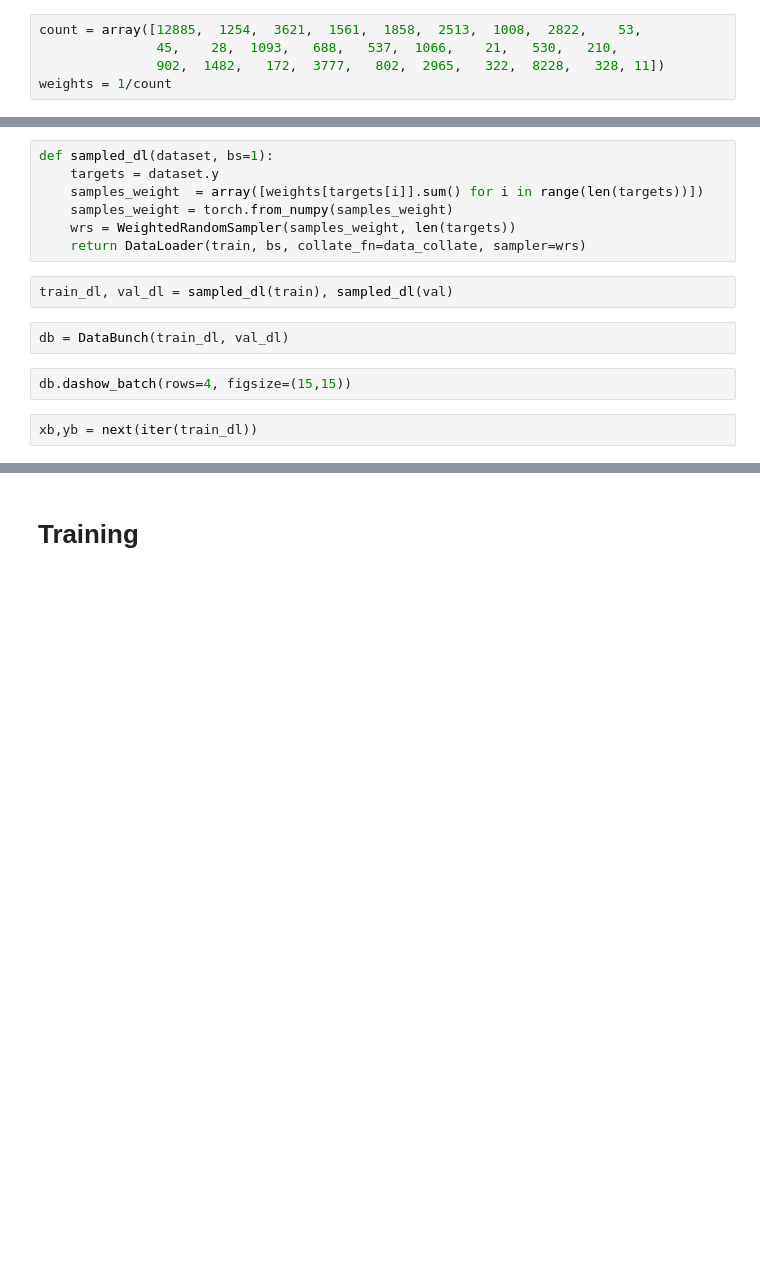
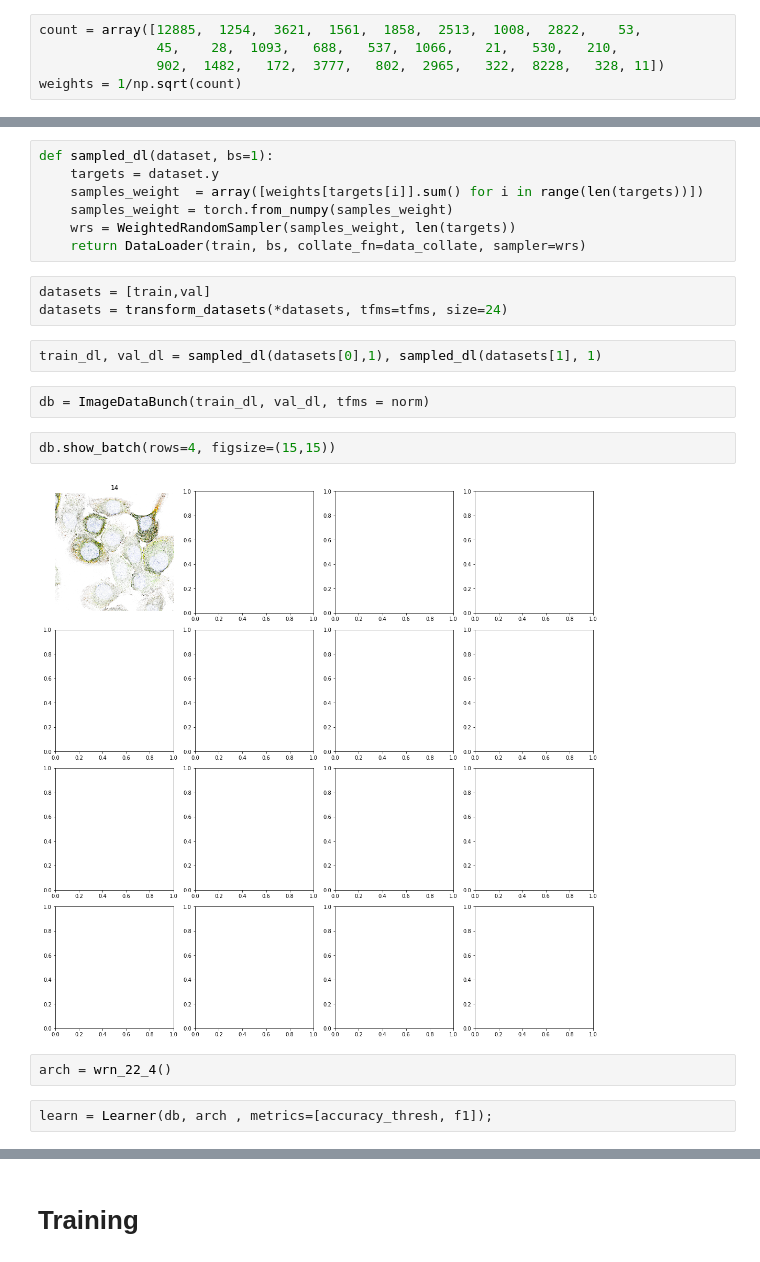
Before and after one commit to andrijdavid/kaggle_hpa, a Jupyter notebook: 4channel_custom_dl.ipynb, the cells around one changed output, grey strips where cells are left out. Cells and saved outputs as stored; diff of their text form; blank space fills up the shorter version.

```diff
--- a/4channel_custom_dl.ipynb
+++ b/4channel_custom_dl.ipynb
@@ -103,4 +103,4 @@ from torch.utils.data.sampler import WeightedRandomSampler
 count = array([12885,  1254,  3621,  1561,  1858,  2513,  1008,  2822,    53,
                45,    28,  1093,   688,   537,  1066,    21,   530,   210,
                902,  1482,   172,  3777,   802,  2965,   322,  8228,   328, 11])
-weights = 1/count
+weights = 1/np.sqrt(count)
@@ -111,11 +117,18 @@ def sampled_dl(dataset, bs=1):
     samples_weight = torch.from_numpy(samples_weight)
     wrs = WeightedRandomSampler(samples_weight, len(targets))
     return DataLoader(train, bs, collate_fn=data_collate, sampler=wrs)
+# %%
+datasets = [train,val]
+datasets = transform_datasets(*datasets, tfms=tfms, size=24)
 # %%
-train_dl, val_dl = sampled_dl(train), sampled_dl(val)
+train_dl, val_dl = sampled_dl(datasets[0],1), sampled_dl(datasets[1], 1)
 # %%
-db = DataBunch(train_dl, val_dl)
+db = ImageDataBunch(train_dl, val_dl, tfms = norm)
 # %%
-db.dashow_batch(rows=4, figsize=(15,15))
+db.show_batch(rows=4, figsize=(15,15))
+# %% [output]
+[figure, added]
-# %%
-xb,yb = next(iter(train_dl))
+# %%
+arch = wrn_22_4()
+# %%
+learn = Learner(db, arch , metrics=[accuracy_thresh, f1]);
```
Also changed, not shown: parts of 2 cells of this notebook, 2 other files.
